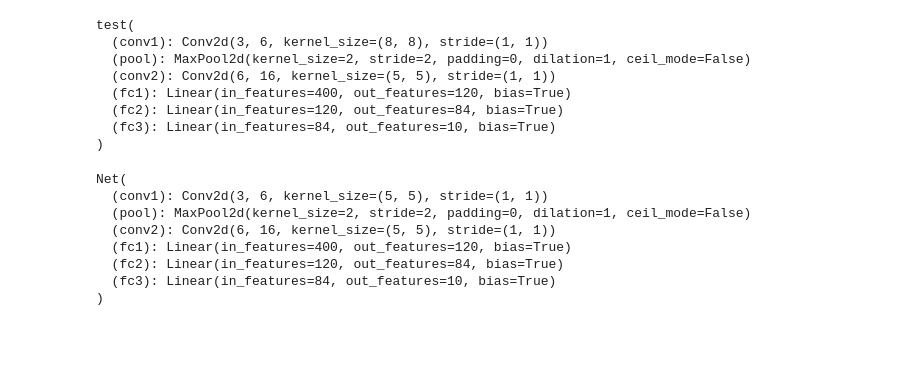
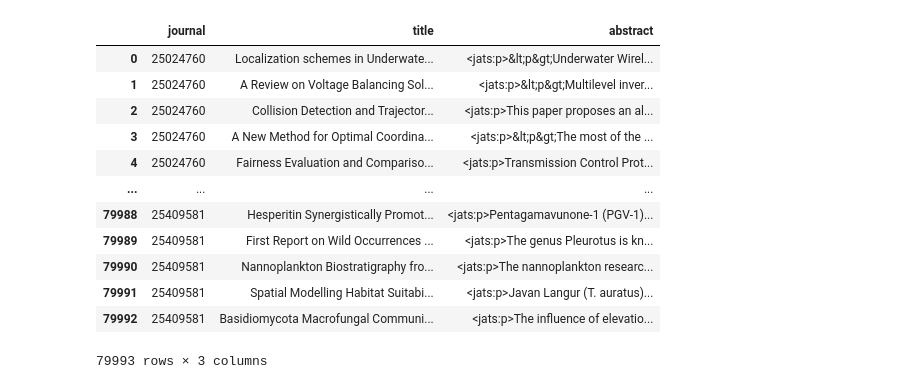
Before and after one commit to rarmnsyah/Journal-Clustering-2, a Jupyter notebook: test.ipynb, the cells around one changed output. Saved outputs shown, nothing was run; the diff lists cells and outputs as text; code cells hidden in the pictures; blank space fills up the shorter version.

```diff
--- a/test.ipynb
+++ b/test.ipynb
@@ -36,17 +0,0 @@ Net(
-# %%
-class test(Net):
-    def __init__(self):
-        super().__init__()
-        self.conv1 = nn.Conv2d(3, 6, 8)
-
-test1 = test()
-test1
-# %% [output]
-test(
-  (conv1): Conv2d(3, 6, kernel_size=(8, 8), stride=(1, 1))
-  (pool): MaxPool2d(kernel_size=2, stride=2, padding=0, dilation=1, ceil_mode=False)
-  (conv2): Conv2d(6, 16, kernel_size=(5, 5), stride=(1, 1))
-  (fc1): Linear(in_features=400, out_features=120, bias=True)
-  (fc2): Linear(in_features=120, out_features=84, bias=True)
-  (fc3): Linear(in_features=84, out_features=10, bias=True)
-)
@@ -67,22 +0,0 @@ torch.save({
-# %%
-model = Net()
-optimizer = optim.SGD(model.parameters(), lr=0.001, momentum=0.9)
-
-checkpoint = torch.load(PATH)
-model.load_state_dict(checkpoint['model_state_dict'])
-optimizer.load_state_dict(checkpoint['optimizer_state_dict'])
-epoch = checkpoint['epoch']
-loss = checkpoint['loss']
-
-model.eval()
-# - or -
-model.train()
-# %% [output]
-Net(
-  (conv1): Conv2d(3, 6, kernel_size=(5, 5), stride=(1, 1))
-  (pool): MaxPool2d(kernel_size=2, stride=2, padding=0, dilation=1, ceil_mode=False)
-  (conv2): Conv2d(6, 16, kernel_size=(5, 5), stride=(1, 1))
-  (fc1): Linear(in_features=400, out_features=120, bias=True)
-  (fc2): Linear(in_features=120, out_features=84, bias=True)
-  (fc3): Linear(in_features=84, out_features=10, bias=True)
-)
@@ -88,0 +6,23 @@ Net(
+# %%
+df = pd.read_csv('data/extracted_publication_journal_s1.csv')
+
+# df.dropna(inplace=True)
+# df.drop_duplicates(inplace=True)
+
+# df.title = df.title.apply(lambda x : x.lower())
+
+df
+# %% [output]
+|  | journal | title | abstract |
+| 0 | 25024760 | Localization schemes in Underwate... | <jats:p>&lt;p&gt;Underwater Wirel... |
+| 1 | 25024760 | A Review on Voltage Balancing Sol... | <jats:p>&lt;p&gt;Multilevel inver... |
+| 2 | 25024760 | Collision Detection and Trajector... | <jats:p>This paper proposes an al... |
+| 3 | 25024760 | A New Method for Optimal Coordina... | <jats:p>&lt;p&gt;The most of the ... |
+| 4 | 25024760 | Fairness Evaluation and Compariso... | <jats:p>Transmission Control Prot... |
+| ... | ... | ... | ... |
+| 79988 | 25409581 | Hesperitin Synergistically Promot... | <jats:p>Pentagamavunone-1 (PGV-1)... |
+| 79989 | 25409581 | First Report on Wild Occurrences ... | <jats:p>The genus Pleurotus is kn... |
+| 79990 | 25409581 | Nannoplankton Biostratigraphy fro... | <jats:p>The nannoplankton researc... |
+| 79991 | 25409581 | Spatial Modelling Habitat Suitabi... | <jats:p>Javan Langur (T. auratus)... |
+| 79992 | 25409581 | Basidiomycota Macrofungal Communi... | <jats:p>The influence of elevatio... |
+79993 rows × 3 columns
```
Also changed, not shown: parts of 17 cells of this notebook, 5 other files.
